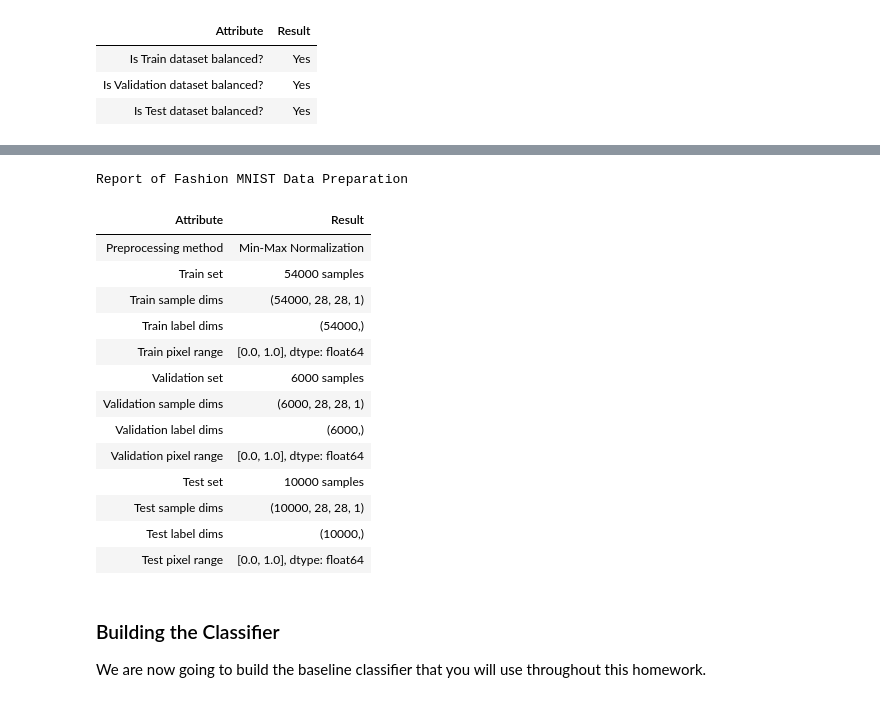
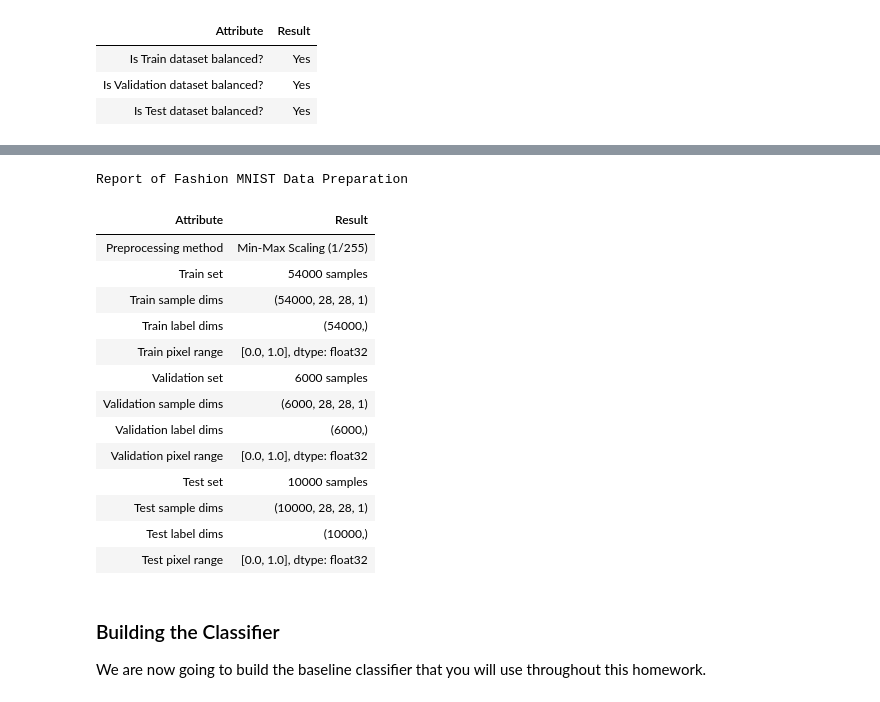
Before and after one commit to BogdanPinchuk/ComputerVision-PBY_HW15, a Jupyter notebook: Bohdan_Pinchuk_CV_HW15.ipynb, the cells around one changed output, grey strips where cells are left out. Drawn from its saved outputs; the diff is of its cells as text; code cells hidden in the pictures.

```diff
--- a/Bohdan_Pinchuk_CV_HW15.ipynb
+++ b/Bohdan_Pinchuk_CV_HW15.ipynb
@@ -354,50 +354,54 @@ else:
 
     # Reshape
     x_train_n_sc = x_train_flat.reshape(num_samples_train, height, width)
     x_val_n_sc = x_val_flat.reshape(num_samples_val, height, width)
     x_test_n_sc = x_test_flat.reshape(num_samples_test, height, width)
 
 # adapt to the necessary size format
-x_train_n_sc = x_train_n_sc[..., np.newaxis]
-x_val_n_sc = x_val_n_sc[..., np.newaxis]
-x_test_n_sc = x_test_n_sc[..., np.newaxis]
+x_train_n_sc = x_train_n_sc[..., np.newaxis].astype("float32")
+x_val_n_sc = x_val_n_sc[..., np.newaxis].astype("float32")
+x_test_n_sc = x_test_n_sc[..., np.newaxis].astype("float32")
 
 rp = rpt.Reporter()
-rp.add_item("Preprocessing method", 'Standardization' if is_standard_scaler else 'Min-Max Normalization')
+
+if  is_standard_normalization:
+    rp.add_item("Preprocessing method", 'Min-Max Scaling (1/255)')
+else:
+    rp.add_item("Preprocessing method", 'Standardization' if is_standard_scaler else 'Min-Max Normalization')
 
 rp.add_item("Train set", f"{len(y_train)} samples")
 rp.add_item("Train sample dims", str(x_train_n_sc.shape))
 rp.add_item("Train label dims", str(y_train.shape))
 rp.add_item("Train pixel range", f"[{x_train_n_sc.min():.1f}, {x_train_n_sc.max():.1f}], dtype: {x_train_n_sc.dtype}")
 
 rp.add_item("Validation set", f"{len(y_val)} samples")
 rp.add_item("Validation sample dims", str(x_val_n_sc.shape))
 rp.add_item("Validation label dims", str(y_val.shape))
 rp.add_item("Validation pixel range", f"[{x_val_n_sc.min():.1f}, {x_val_n_sc.max():.1f}], dtype: {x_val_n_sc.dtype}")
 
 rp.add_item("Test set", f"{len(y_test)} samples")
 rp.add_item("Test sample dims", str(x_test_n_sc.shape))
 rp.add_item("Test label dims", str(y_test.shape))
 rp.add_item("Test pixel range", f"[{x_test_n_sc.min():.1f}, {x_test_n_sc.max():.1f}], dtype: {x_test_n_sc.dtype}")
 
 # Print results
 rp.print_pd_report("Report of Fashion MNIST Data Preparation")
 # %% [output]
 Report of Fashion MNIST Data Preparation
 | Attribute | Result |
-| Preprocessing method | Min-Max Normalization |
+| Preprocessing method | Min-Max Scaling (1/255) |
 | Train set | 54000 samples |
 | Train sample dims | (54000, 28, 28, 1) |
 | Train label dims | (54000,) |
-| Train pixel range | [0.0, 1.0], dtype: float64 |
+| Train pixel range | [0.0, 1.0], dtype: float32 |
 | Validation set | 6000 samples |
 | Validation sample dims | (6000, 28, 28, 1) |
 | Validation label dims | (6000,) |
-| Validation pixel range | [0.0, 1.0], dtype: float64 |
+| Validation pixel range | [0.0, 1.0], dtype: float32 |
 | Test set | 10000 samples |
 | Test sample dims | (10000, 28, 28, 1) |
 | Test label dims | (10000,) |
-| Test pixel range | [0.0, 1.0], dtype: float64 |
+| Test pixel range | [0.0, 1.0], dtype: float32 |
 # %% [markdown]
 ### Building the Classifier
 
```
Also changed, not shown: parts of 2 cells of this notebook.
